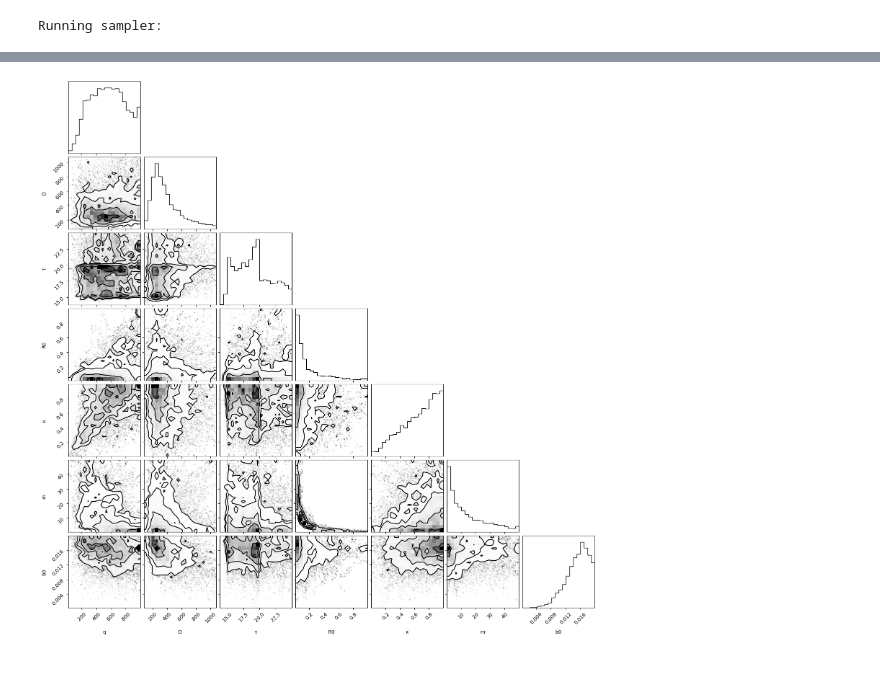
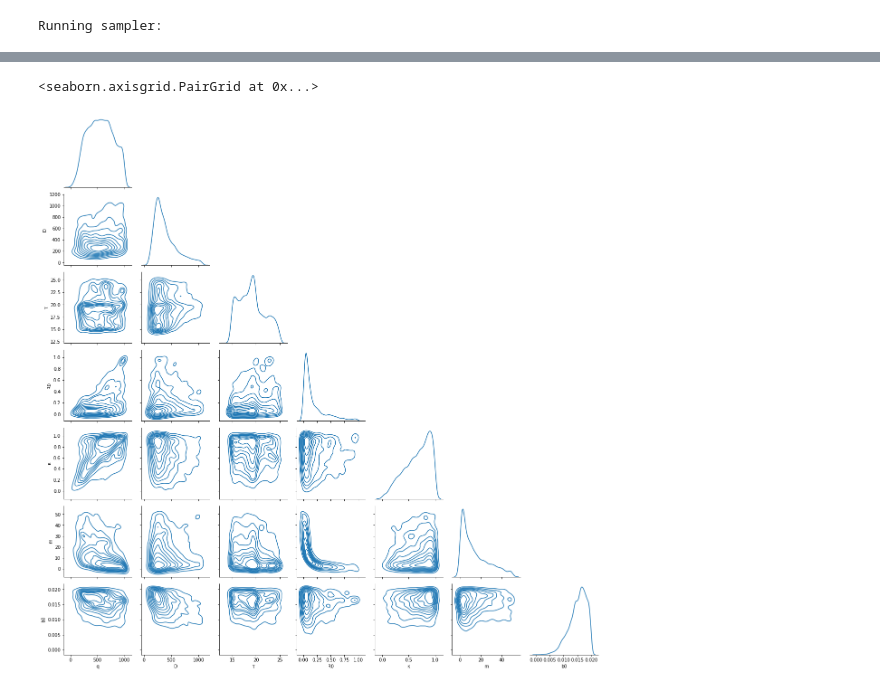
Before and after one commit to Schumacher-group/ImmuneCellMigrationAnalysis, a Jupyter notebook: Notebooks/Attractant dynamics.ipynb, the cells around one changed output, grey strips where cells are left out. Drawn from its saved outputs; the diff is of its cells as text; code cells hidden in the pictures.

```diff
--- a/Notebooks/Attractant dynamics.ipynb
+++ b/Notebooks/Attractant dynamics.ipynb
@@ -148,15 +136,17 @@ NameError: name 'n_walkers' is not defined
 # %%
 chains = Post_attractant_control[0].get_chain(discard=5000, thin=10)
 
 # Pairwise Scatter Plots
 labels = [labels[dim] for dim in range(ndim)]
-samples = chains[:, :, :ndim].reshape(-1, ndim)
-corner.corner(samples, labels=labels)
-#plt.savefig("Pairwise-PDF-controls.pdf")
+samples_df = pd.DataFrame(data=chains[:, :, :ndim].reshape(-1, ndim), columns=labels)
 
-plt.show()
+g = sns.PairGrid(samples_df, diag_sharey=False, corner=True)
+# g.map_upper(sns.scatterplot)
+g.map_lower(sns.kdeplot)
+g.map_diag(sns.kdeplot)
 # %% [output]
+<seaborn.axisgrid.PairGrid at 0x...>
-[figure, old version]
+[figure, new version]
 # %%
 chains_mcr = Post_attractant_mcr[0].get_chain(discard=5000, thin=10, flat = True)
 chains_control = Post_attractant_control[0].get_chain(discard=5000, thin=10, flat = True)
```
Also changed, not shown: parts of 14 cells of this notebook, 3 other files.
